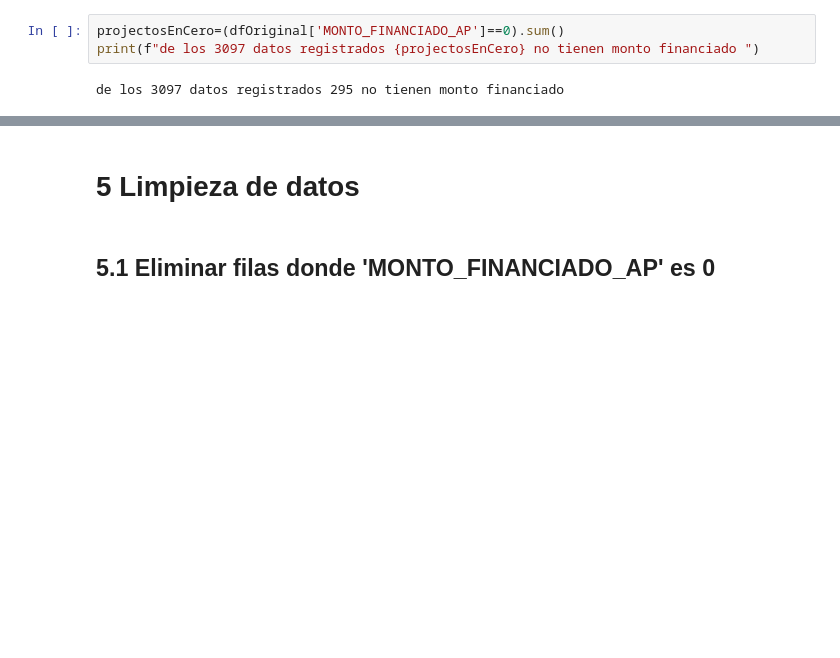
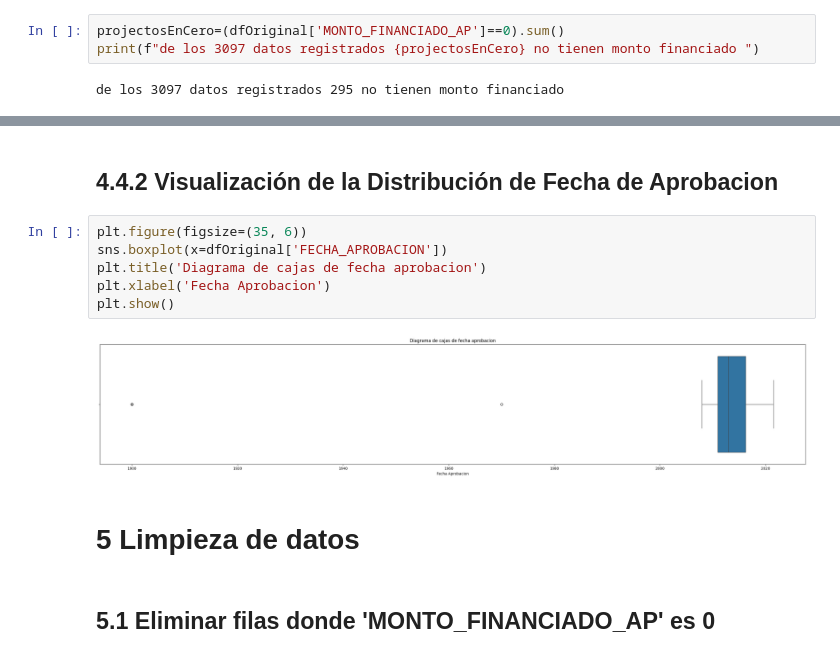
Before and after one commit to Diazbj/ProyectoAnalisisDeDatos, a Jupyter notebook: ProyectoAD.ipynb, the cells around one changed output, grey strips where cells are left out. Saved outputs shown, nothing was run; the diff lists cells and outputs as text; blank space fills up the shorter version.

```diff
--- a/ProyectoAD.ipynb
+++ b/ProyectoAD.ipynb
@@ -146,3 +170,13 @@ de los 3097 datos registrados 295 no tienen monto financiado
+# %% [markdown]
+## 4.4.2 Visualización de la Distribución de Fecha de Aprobacion
+# %%
+plt.figure(figsize=(35, 6))
+sns.boxplot(x=dfOriginal['FECHA_APROBACION'])
+plt.title('Diagrama de cajas de fecha aprobacion')
+plt.xlabel('Fecha Aprobacion')
+plt.show()
+# %% [output]
+[figure, added]
 # %% [markdown]
 # **5 Limpieza de datos**
 # %% [markdown]
```
Also changed, not shown: parts of 20 cells of this notebook.
